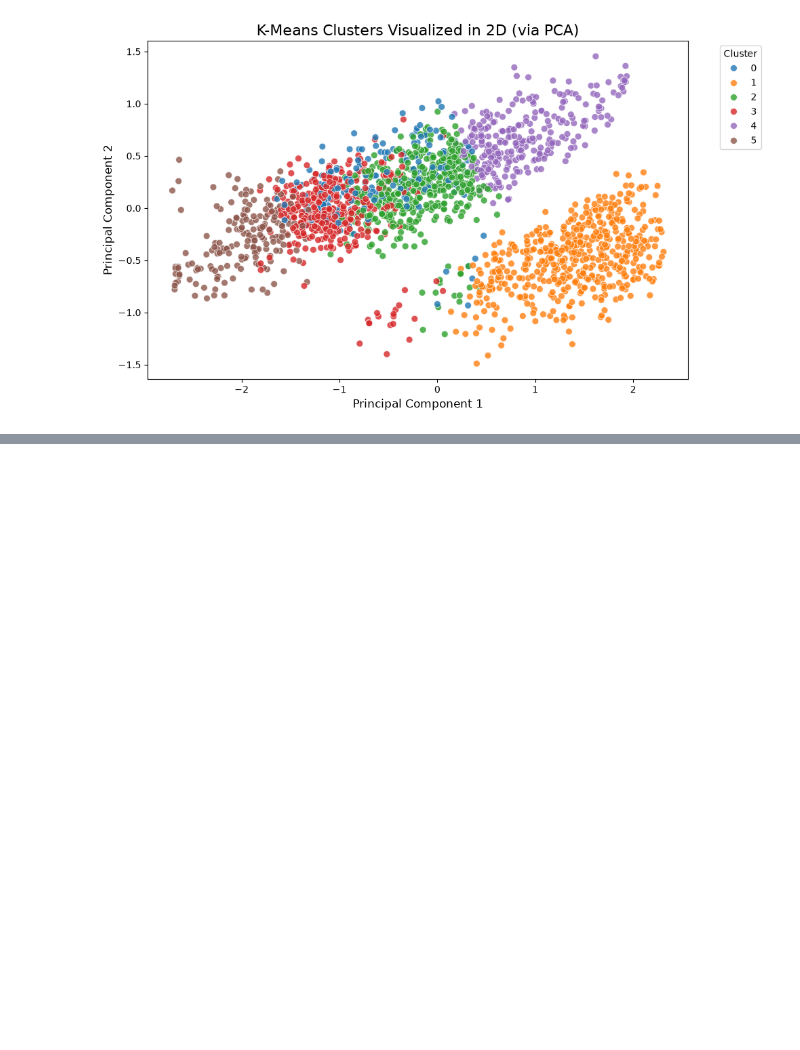
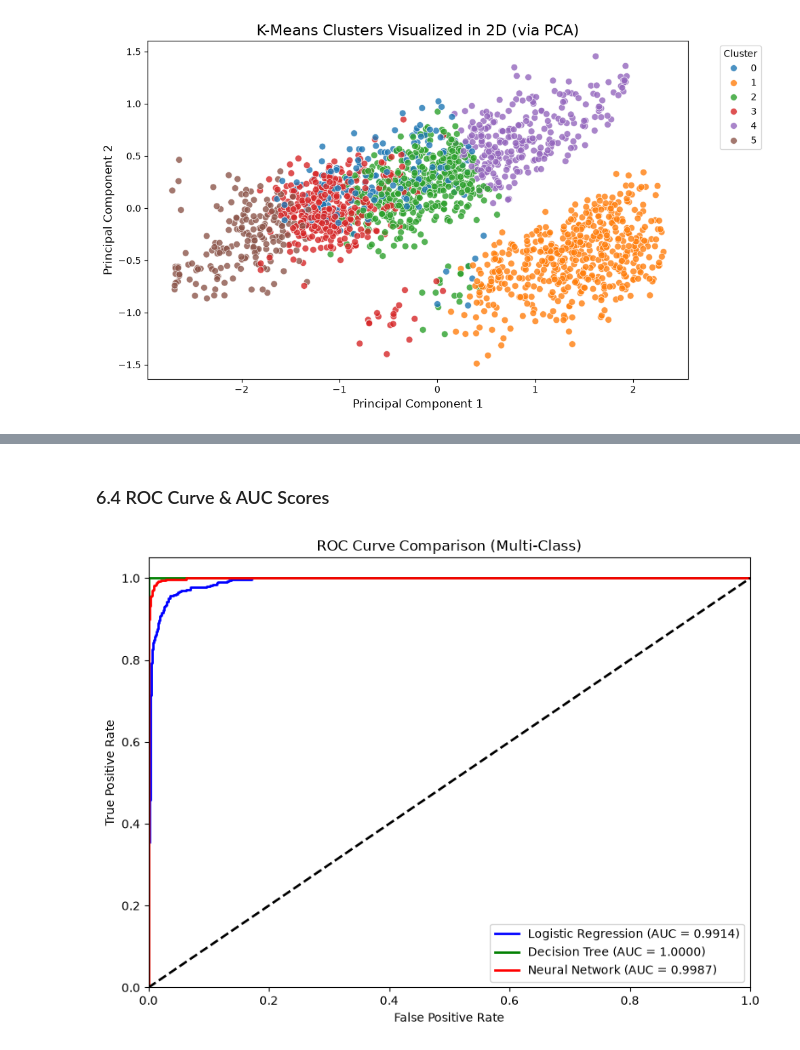
Before and after one commit to uzicodes/CS422-ML-PROJECT, a Jupyter notebook: depression_analysis.ipynb, the cells around one changed output, grey strips where cells are left out. Saved outputs shown, nothing was run; the diff lists cells and outputs as text; code cells hidden in the pictures; blank space fills up the shorter version.

```diff
--- a/depression_analysis.ipynb
+++ b/depression_analysis.ipynb
@@ -495,0 +571,23 @@ Applying K-Means Clustering...
+# %% [markdown]
+### 6.4 ROC Curve & AUC Scores
+# %%
+# ROC Curve
+plt.figure(figsize=(8, 6))
+colors = ['blue', 'green', 'red']
+prob_list = [log_reg_probs, dt_probs, nn_probs]
+
+for i, probs in enumerate(prob_list):
+    fpr, tpr, _ = roc_curve(y_test_bin.ravel(), probs.ravel())
+    plt.plot(fpr, tpr, color=colors[i], lw=2, label=f'{models[i]} (AUC = {auc_scores[i]:.4f})')
+
+plt.plot([0, 1], [0, 1], 'k--', lw=2)
+plt.xlim([0.0, 1.0])
+plt.ylim([0.0, 1.05])
+plt.xlabel('False Positive Rate')
+plt.ylabel('True Positive Rate')
+plt.title('ROC Curve Comparison (Multi-Class)')
+plt.legend(loc="lower right")
+plt.tight_layout()
+plt.show()
+# %% [output]
+[figure, added]
```
Also changed, not shown: parts of 13 cells of this notebook.
